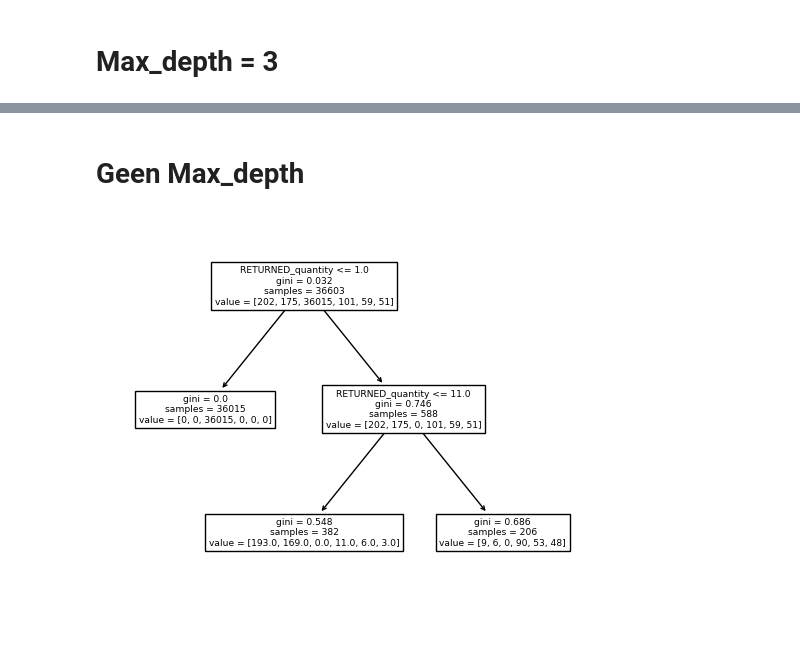
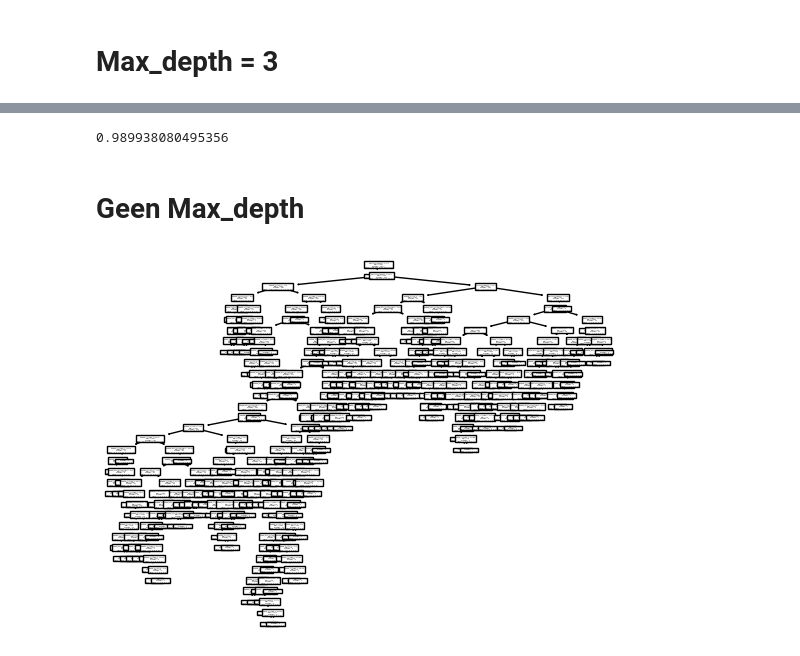
Before and after one commit to NoahGram/Johari_Venster, a Jupyter notebook: week_8/src/PR8-2.ipynb, the cells around one changed output, grey strips where cells are left out. Drawn from its saved outputs; the diff is of its cells as text; code cells hidden in the pictures.

```diff
--- a/week_8/src/PR8-2.ipynb
+++ b/week_8/src/PR8-2.ipynb
@@ -129,12 +187,16 @@ list(X.columns)
+# %%
+metrics.accuracy_score(model_results_frame['RETURNED_REASON_description'], model_results_frame['Predicted_Return_Reason']) # Accuracy score berekenen, hoeveel procent van de voorspellingen is correct. 1 is 100% correct, 0 is 0% correct
+# %% [output]
+0.989938080495356
 # %% [markdown]
 # Geen Max_depth
 # %%
-dtree = DecisionTreeClassifier(max_depth=2)
+dtree = DecisionTreeClassifier()
 dtree = dtree.fit(X_train, y_train) # Model trainen
 tree.plot_tree(dtree, feature_names=X.columns) # Boomstructuur weergeven
 plt.show()
 # %% [output]
-[figure, old version]
+[figure, new version]
 # %%
 predicted_df = pd.DataFrame(dtree.predict(X_test))
 predicted_df = predicted_df.rename(columns={0: 'Predicted_Return_Reason'})
```
Also changed, not shown: parts of 14 cells of this notebook, 1 other file.
